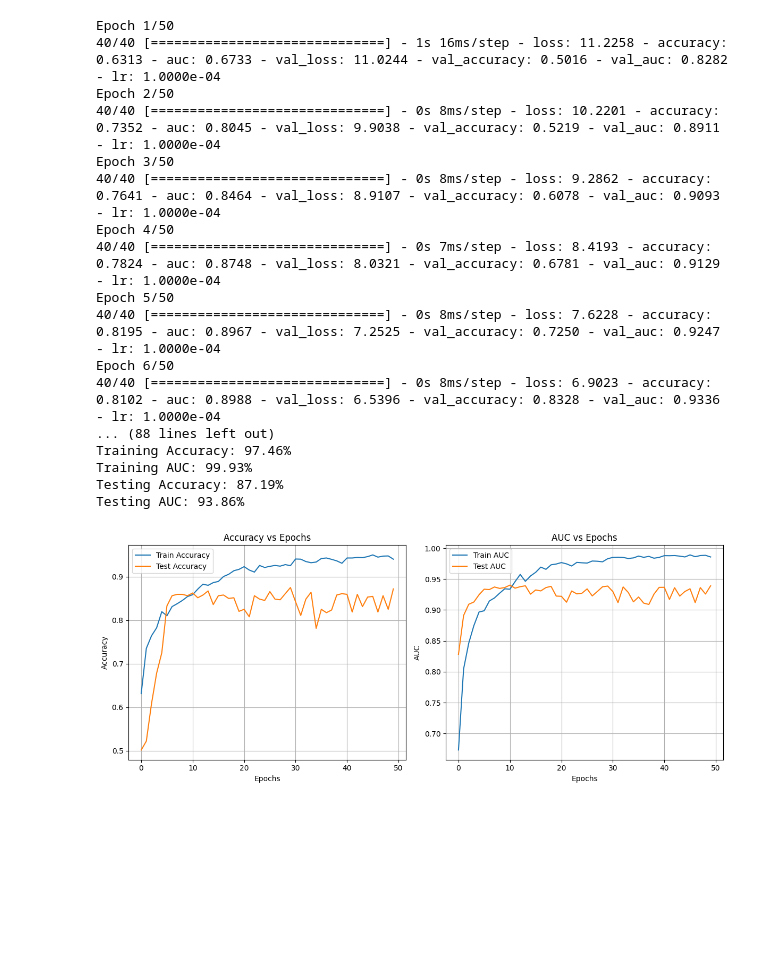
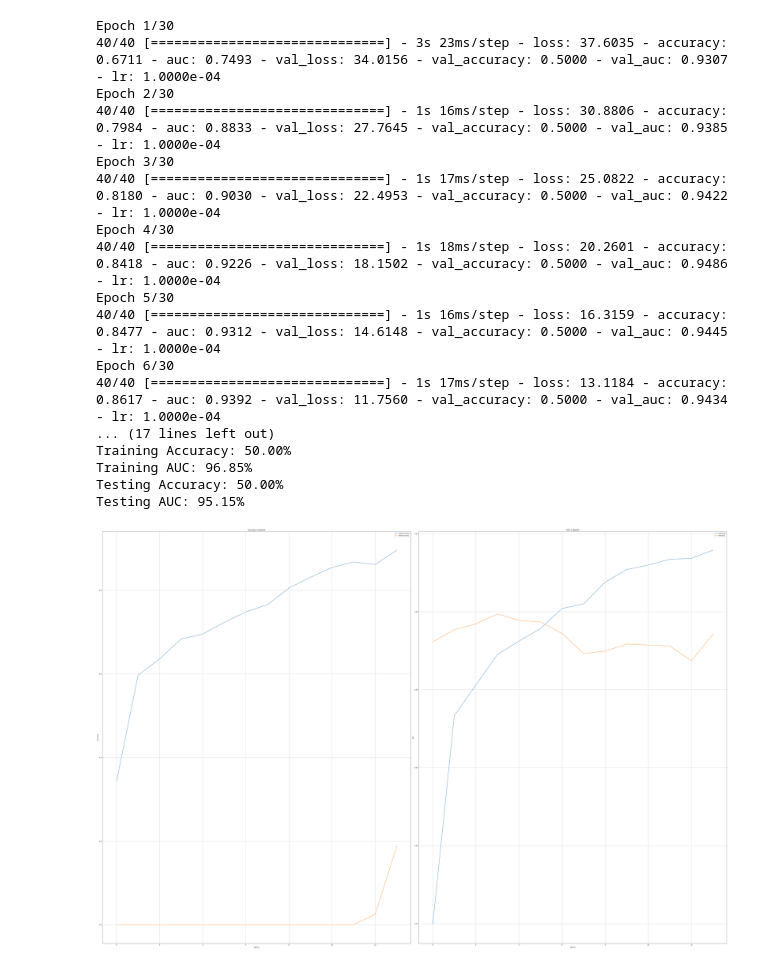
Before and after one commit to RaneemIbra/Secure-Machine-Learning, a Jupyter notebook: Biometric_identification_limited_precision.ipynb, the cells around one changed output. Drawn from its saved outputs; the diff is of its cells as text; code cells hidden in the pictures; blank space fills up the shorter version.

```diff
--- a/Biometric_identification_limited_precision.ipynb
+++ b/Biometric_identification_limited_precision.ipynb
@@ -4,7 +4,7 @@ import numpy as np
 import tensorflow as tf
 from keras_vggface.vggface import VGGFace
 from keras_vggface.utils import preprocess_input
-from tensorflow.keras.layers import Input, Dense, Dropout, BatchNormalization
+from tensorflow.keras.layers import Input, Dense, Dropout, BatchNormalization, Activation
 from tensorflow.keras.models import Model
 from tensorflow.keras.optimizers import Adam
 from tensorflow.keras.callbacks import EarlyStopping, ReduceLROnPlateau, LearningRateScheduler
@@ -63,7 +63,7 @@ all_pairs = train_pairs + test_pairs
 image_input = Input(shape=(224, 224, 3))
 senet_model = VGGFace(model='senet50', input_tensor=image_input, include_top=False, pooling='avg')
 
-def preprocess_image(img_path, augment=False):
+def preprocess_image(img_path):
     img = tf.keras.preprocessing.image.load_img(img_path, target_size=(224, 224))
     img_array = tf.keras.preprocessing.image.img_to_array(img)
     img_array = preprocess_input(img_array, version=2)
@@ -77,11 +77,17 @@ def focal_loss(alpha=0.25, gamma=2.0):
     return loss
 
 classification_input = Input(shape=(2048,))
-x = Dense(1024, activation='relu', kernel_regularizer=l2(0.01))(classification_input)
+x = Dense(2048, kernel_regularizer=l2(0.01))(classification_input)
 x = BatchNormalization()(x)
+x = Activation('relu')(x)
 x = Dropout(0.5)(x)
-x = Dense(512, activation='relu', kernel_regularizer=l2(0.01))(x)
+x = Dense(1024, kernel_regularizer=l2(0.01))(x)
 x = BatchNormalization()(x)
+x = Activation('relu')(x)
+x = Dropout(0.5)(x)
+x = Dense(512, kernel_regularizer=l2(0.01))(x)
+x = BatchNormalization()(x)
+x = Activation('relu')(x)
 x = Dropout(0.5)(x)
 classification_output = Dense(1, activation='sigmoid')(x)
 
@@ -117,27 +123,17 @@ X_train, X_test, y_train, y_test = train_test_split(X, y, test_size=0.2, stratif
 class_weights = compute_class_weight(class_weight='balanced', classes=np.unique(y_train), y=y_train)
 class_weights = dict(enumerate(class_weights))
 
-# Learning rate scheduler
-def lr_schedule(epoch, lr):
-    if epoch < 10:
-        return lr
-    elif epoch < 30:
-        return lr * 0.5
-    else:
-        return lr * 0.1
-
 # Callbacks
 callbacks = [
-    ReduceLROnPlateau(monitor='loss', factor=0.5, patience=5, min_lr=1e-7, verbose=1),
-    EarlyStopping(monitor='val_auc', patience=15, restore_best_weights=True, verbose=1),
-    LearningRateScheduler(lr_schedule)
+    ReduceLROnPlateau(monitor='val_loss', factor=0.5, patience=5, min_lr=1e-7, verbose=1),
+    EarlyStopping(monitor='val_auc', patience=10, restore_best_weights=True, verbose=1)
 ]
 
 # Train the model
 history = classification_model.fit(
     X_train, y_train,
     validation_data=(X_test, y_test),
-    epochs=50,
+    epochs=30,
     batch_size=64,
     class_weight=class_weights,
     callbacks=callbacks,
@@ -160,49 +156,49 @@ test_auc = roc_auc_score(y_test, y_test_probs)
 print(f"Training Accuracy: {train_accuracy * 100:.2f}%")
 print(f"Training AUC: {train_auc * 100:.2f}%")
 print(f"Testing Accuracy: {test_accuracy * 100:.2f}%")
 print(f"Testing AUC: {test_auc * 100:.2f}%")
 
 # Plot accuracies and AUC
-plt.figure(figsize=(12, 5))
+plt.figure(figsize=(30, 12))
 
 # Accuracy plot
 plt.subplot(1, 2, 1)
 plt.plot(history.history['accuracy'], label='Train Accuracy')
 plt.plot(history.history['val_accuracy'], label='Test Accuracy')
 plt.title('Accuracy vs Epochs')
 plt.xlabel('Epochs')
 plt.ylabel('Accuracy')
 plt.legend()
 plt.grid()
 
 # AUC plot
 plt.subplot(1, 2, 2)
 plt.plot(history.history['auc'], label='Train AUC')
 plt.plot(history.history['val_auc'], label='Test AUC')
 plt.title('AUC vs Epochs')
 plt.xlabel('Epochs')
 plt.ylabel('AUC')
 plt.legend()
 plt.grid()
 
 plt.tight_layout()
 plt.show()
 # %% [output]
-Epoch 1/50
-40/40 [==============================] - 1s 16ms/step - loss: 11.2258 - accuracy: 0.6313 - auc: 0.6733 - val_loss: 11.0244 - val_accuracy: 0.5016 - val_auc: 0.8282 - lr: 1.0000e-04
-Epoch 2/50
-40/40 [==============================] - 0s 8ms/step - loss: 10.2201 - accuracy: 0.7352 - auc: 0.8045 - val_loss: 9.9038 - val_accuracy: 0.5219 - val_auc: 0.8911 - lr: 1.0000e-04
-Epoch 3/50
-40/40 [==============================] - 0s 8ms/step - loss: 9.2862 - accuracy: 0.7641 - auc: 0.8464 - val_loss: 8.9107 - val_accuracy: 0.6078 - val_auc: 0.9093 - lr: 1.0000e-04
-Epoch 4/50
-40/40 [==============================] - 0s 7ms/step - loss: 8.4193 - accuracy: 0.7824 - auc: 0.8748 - val_loss: 8.0321 - val_accuracy: 0.6781 - val_auc: 0.9129 - lr: 1.0000e-04
-Epoch 5/50
-40/40 [==============================] - 0s 8ms/step - loss: 7.6228 - accuracy: 0.8195 - auc: 0.8967 - val_loss: 7.2525 - val_accuracy: 0.7250 - val_auc: 0.9247 - lr: 1.0000e-04
-Epoch 6/50
-40/40 [==============================] - 0s 8ms/step - loss: 6.9023 - accuracy: 0.8102 - auc: 0.8988 - val_loss: 6.5396 - val_accuracy: 0.8328 - val_auc: 0.9336 - lr: 1.0000e-04
-... (88 lines left out)
-Training Accuracy: 97.46%
-Training AUC: 99.93%
-Testing Accuracy: 87.19%
-Testing AUC: 93.86%
+Epoch 1/30
+40/40 [==============================] - 3s 23ms/step - loss: 37.6035 - accuracy: 0.6711 - auc: 0.7493 - val_loss: 34.0156 - val_accuracy: 0.5000 - val_auc: 0.9307 - lr: 1.0000e-04
+Epoch 2/30
+40/40 [==============================] - 1s 16ms/step - loss: 30.8806 - accuracy: 0.7984 - auc: 0.8833 - val_loss: 27.7645 - val_accuracy: 0.5000 - val_auc: 0.9385 - lr: 1.0000e-04
+Epoch 3/30
+40/40 [==============================] - 1s 17ms/step - loss: 25.0822 - accuracy: 0.8180 - auc: 0.9030 - val_loss: 22.4953 - val_accuracy: 0.5000 - val_auc: 0.9422 - lr: 1.0000e-04
+Epoch 4/30
+40/40 [==============================] - 1s 18ms/step - loss: 20.2601 - accuracy: 0.8418 - auc: 0.9226 - val_loss: 18.1502 - val_accuracy: 0.5000 - val_auc: 0.9486 - lr: 1.0000e-04
+Epoch 5/30
+40/40 [==============================] - 1s 16ms/step - loss: 16.3159 - accuracy: 0.8477 - auc: 0.9312 - val_loss: 14.6148 - val_accuracy: 0.5000 - val_auc: 0.9445 - lr: 1.0000e-04
+Epoch 6/30
+40/40 [==============================] - 1s 17ms/step - loss: 13.1184 - accuracy: 0.8617 - auc: 0.9392 - val_loss: 11.7560 - val_accuracy: 0.5000 - val_auc: 0.9434 - lr: 1.0000e-04
+... (17 lines left out)
+Training Accuracy: 50.00%
+Training AUC: 96.85%
+Testing Accuracy: 50.00%
+Testing AUC: 95.15%
-[figure, old version]
+[figure, new version]
```
